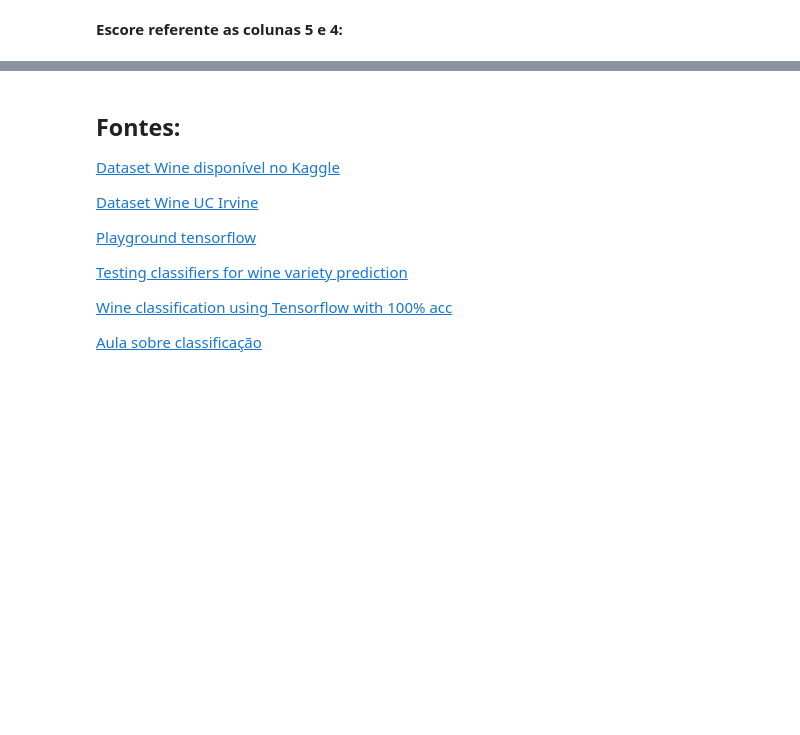
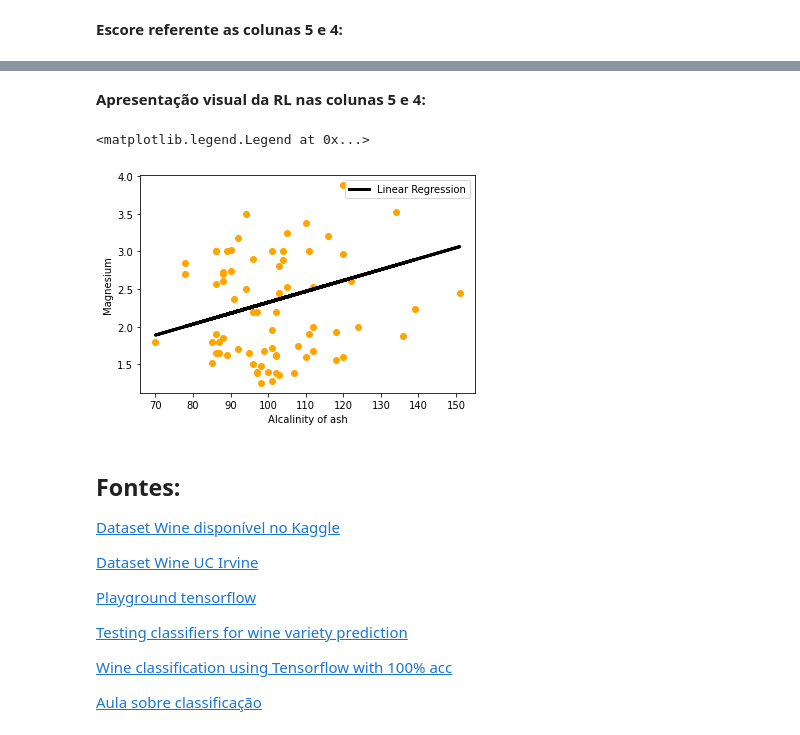
Before and after one commit to GabrielHVM/MLP, a Jupyter notebook: Redes_Neurais_Multicamadas_Gabriel_Henrique.ipynb, the cells around one changed output, grey strips where cells are left out. Drawn from its saved outputs; the diff is of its cells as text; code cells hidden in the pictures; blank space fills up the shorter version.

```diff
--- a/Redes_Neurais_Multicamadas_Gabriel_Henrique.ipynb
+++ b/Redes_Neurais_Multicamadas_Gabriel_Henrique.ipynb
@@ -619,3 +638,14 @@ rL_2.score(X_rl_testing_2, y_rl_testing_2)
+# %% [markdown]
+**Apresentação visual da RL nas colunas 5 e 4:**
+# %%
+plt.scatter(X_rl_testing_2, y_rl_testing, color="orange")
+plt.plot(X_rl_testing_2, predicao_rL_2,color = "black", label="Linear Regression", linewidth=3)
+plt.xlabel("Alcalinity of ash")
+plt.ylabel("Magnesium")
+plt.legend()
+# %% [output]
+<matplotlib.legend.Legend at 0x...>
+[figure, added]
 # %% [markdown]
 ## Fontes:
 
```
Also changed, not shown: parts of 5 cells of this notebook.
